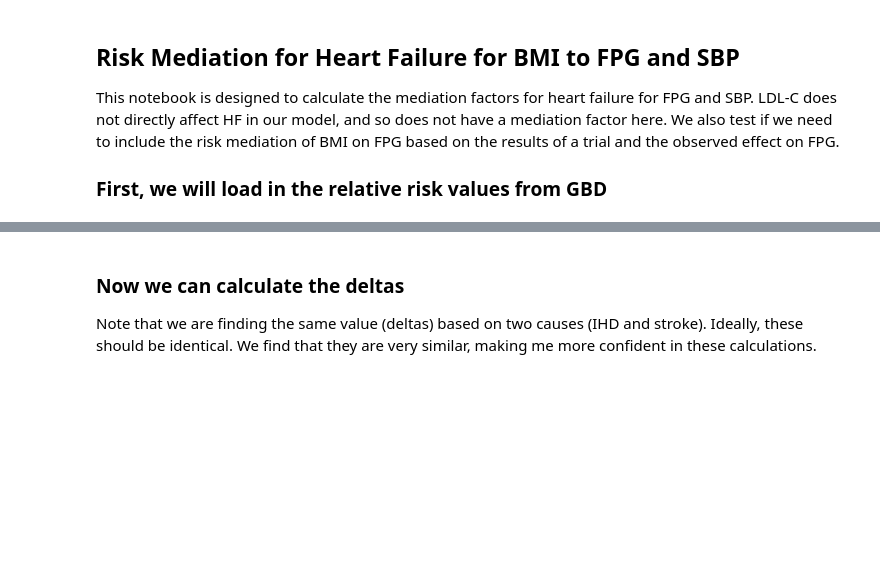
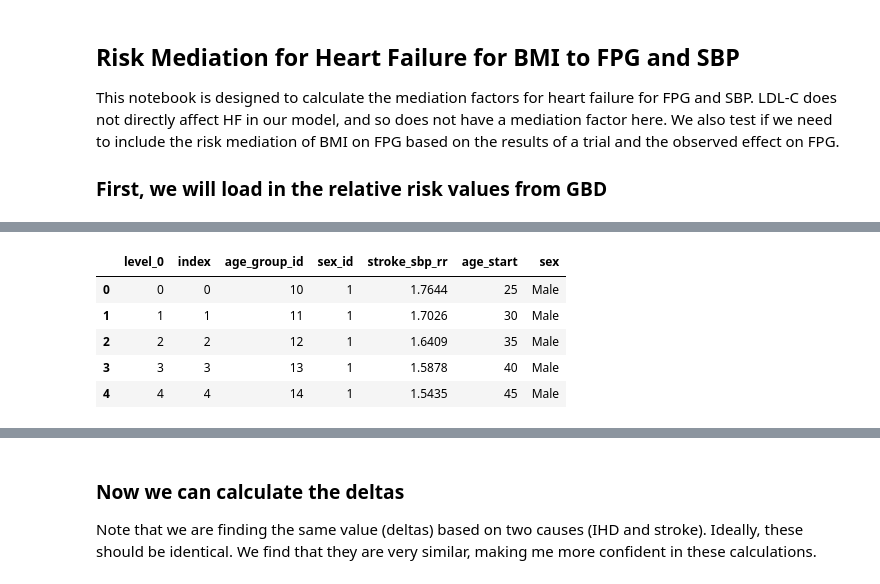
Before and after one commit to ihmeuw/vivarium_research_nih_us_cvd, a Jupyter notebook: risk_mediation_2.ipynb, the cells around one changed output, grey strips where cells are left out. Cells and saved outputs as stored; diff of their text form; code cells hidden in the pictures; blank space fills up the shorter version.

```diff
--- a/risk_mediation_2.ipynb
+++ b/risk_mediation_2.ipynb
@@ -108,21 +137,28 @@ ihd_sbp.head()
 # %%
 stroke_sbp = get_draws(gbd_id_type= 'rei_id',
                     gbd_id=107,
                     source= 'rr',
                     year_id=2019,
                    age_group_id=[10,11,12,13,14,15,16,17,18,19,20,30,31,32,33],
                    sex_id=[1,2],
                     gbd_round_id=6,
                     status= 'best',
                     decomp_step= 'step4')
 
-stroke_sbp = stroke_sbp.loc[stroke_sbp.cause_id==493].reset_index()
+stroke_sbp = stroke_sbp.loc[stroke_sbp.cause_id==495].reset_index()
 stroke_sbp = stroke_sbp[['age_group_id','sex_id','draw_0']]
 stroke_sbp['age_start'] = np.where(stroke_sbp['age_group_id']==10,25,np.where(stroke_sbp['age_group_id']==11,30,np.where(stroke_sbp['age_group_id']==12,35,np.where(stroke_sbp['age_group_id']==13,40,np.where(stroke_sbp['age_group_id']==14,45,np.where(stroke_sbp['age_group_id']==15,50,np.where(stroke_sbp['age_group_id']==16,55,np.where(stroke_sbp['age_group_id']==17,60,np.where(stroke_sbp['age_group_id']==18,65,np.where(stroke_sbp['age_group_id']==19,70,np.where(stroke_sbp['age_group_id']==20,75,np.where(stroke_sbp['age_group_id']==30,80,np.where(stroke_sbp['age_group_id']==31,85,np.where(stroke_sbp['age_group_id']==32,90,0))))))))))))))
 stroke_sbp['sex'] = np.where(stroke_sbp['sex_id']==1,'Male','Female')
 stroke_sbp = stroke_sbp.rename(columns={"draw_0": "stroke_sbp_rr"}).reset_index()
 stroke_sbp = stroke_sbp.drop_duplicates(subset=['age_start', 'sex']).reset_index()
 stroke_sbp.head()
+# %% [output]
+|  | level_0 | index | age_group_id | sex_id | stroke_sbp_rr | age_start | sex |
+| 0 | 0 | 0 | 10 | 1 | 1.7644 | 25 | Male |
+| 1 | 1 | 1 | 11 | 1 | 1.7026 | 30 | Male |
+| 2 | 2 | 2 | 12 | 1 | 1.6409 | 35 | Male |
+| 3 | 3 | 3 | 13 | 1 | 1.5878 | 40 | Male |
+| 4 | 4 | 4 | 14 | 1 | 1.5435 | 45 | Male |
 # %%
 ihd_ldl = get_draws(gbd_id_type= 'rei_id',
                     gbd_id=367,
```
Also changed, not shown: parts of 13 cells of this notebook.
